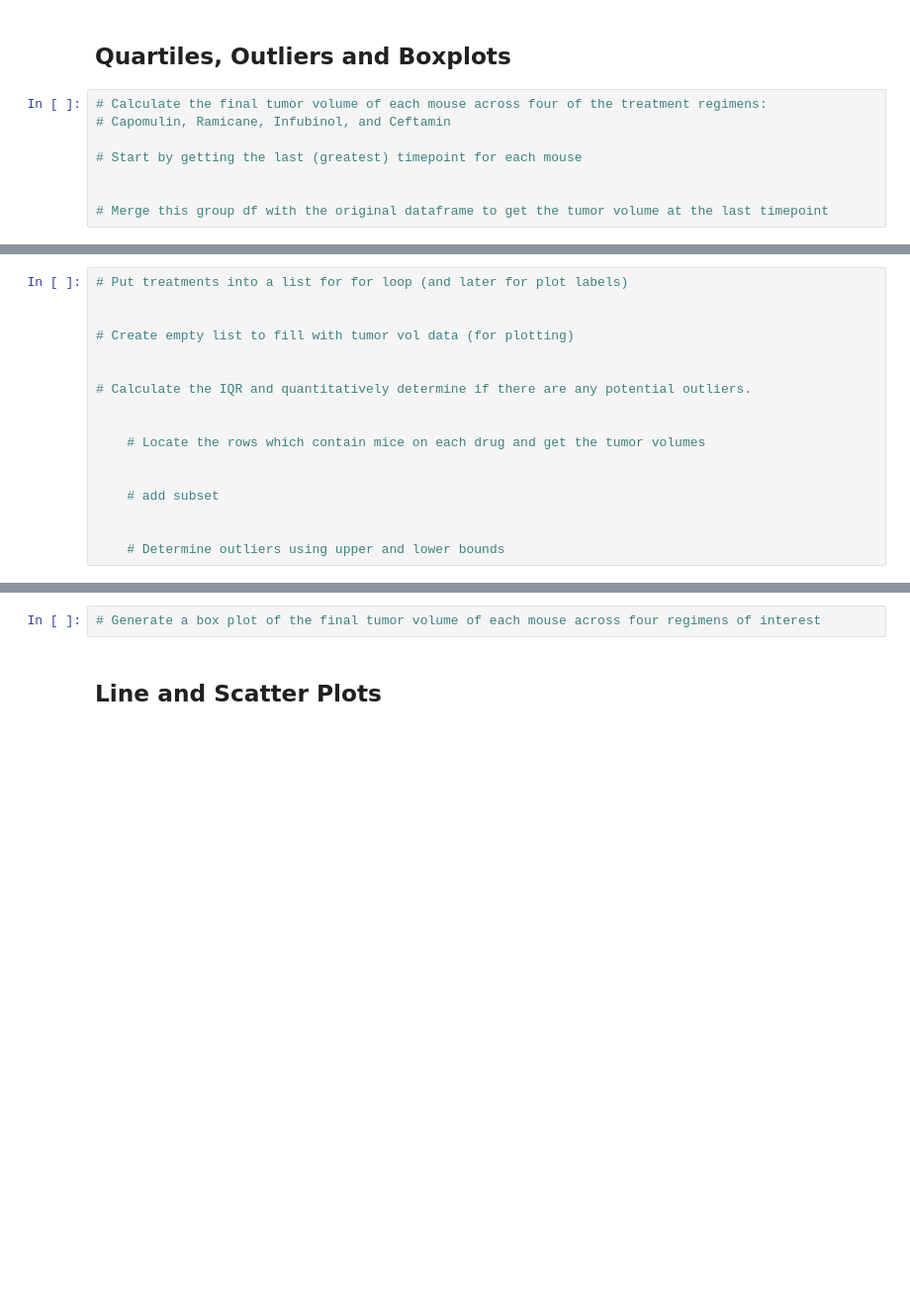
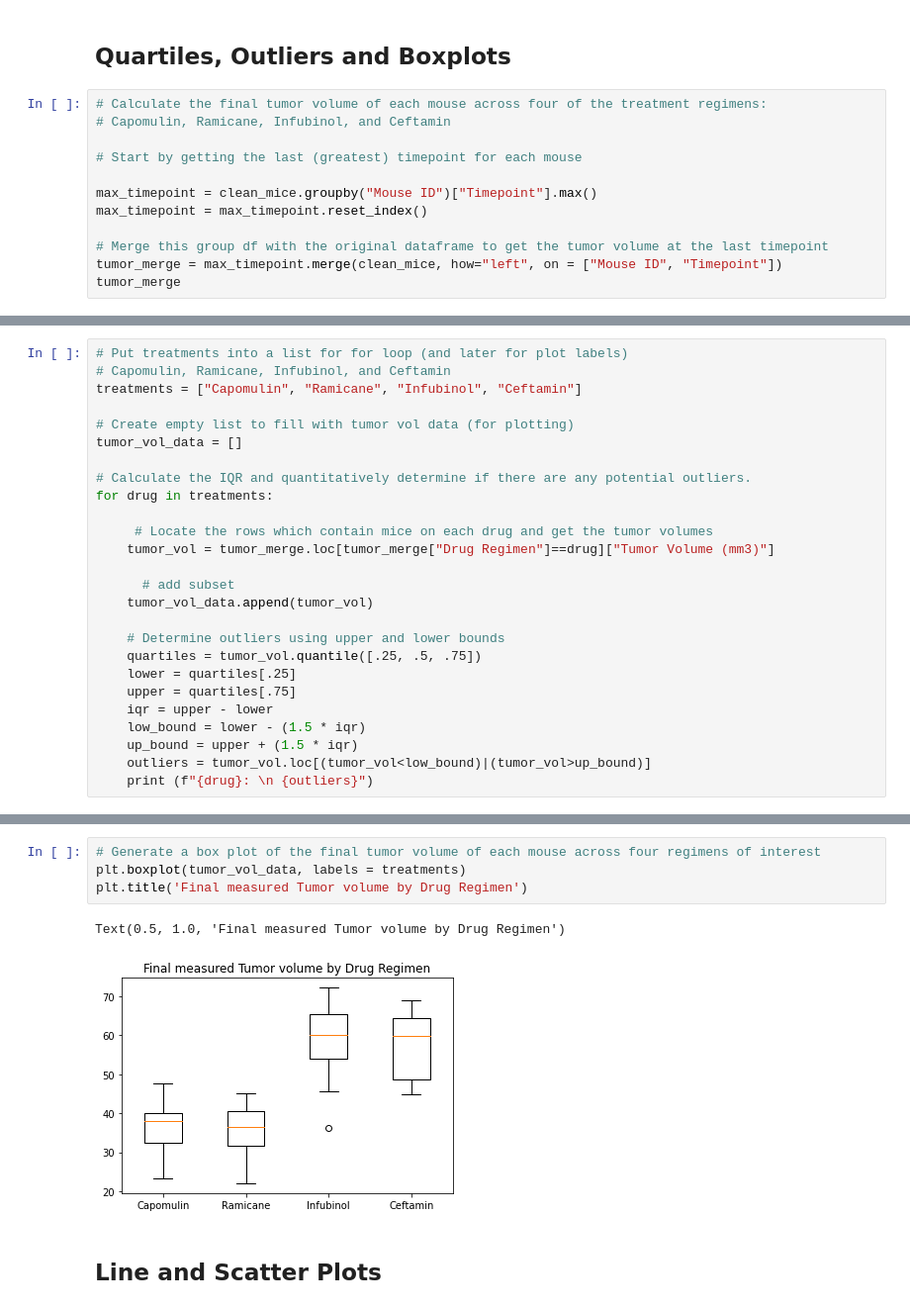
Before and after one commit to Nat-Manahan/Matplotlib-challenge, a Jupyter notebook: pymaceuticals_starter.ipynb, the cells around one changed output, grey strips where cells are left out. Shown at 99% size. Saved outputs shown, nothing was run; the diff lists cells and outputs as text; blank space fills up the shorter version.

```diff
--- a/pymaceuticals_starter.ipynb
+++ b/pymaceuticals_starter.ipynb
@@ -201,5 +203,9 @@ Text(0, 0.5, 'Sex')
 
 # Start by getting the last (greatest) timepoint for each mouse
 
+max_timepoint = clean_mice.groupby("Mouse ID")["Timepoint"].max()
+max_timepoint = max_timepoint.reset_index()
 
 # Merge this group df with the original dataframe to get the tumor volume at the last timepoint
+tumor_merge = max_timepoint.merge(clean_mice, how="left", on = ["Mouse ID", "Timepoint"])
+tumor_merge
@@ -206,17 +226,26 @@ Text(0, 0.5, 'Sex')
 # %%
 # Put treatments into a list for for loop (and later for plot labels)
-
+# Capomulin, Ramicane, Infubinol, and Ceftamin
+treatments = ["Capomulin", "Ramicane", "Infubinol", "Ceftamin"]
 
 # Create empty list to fill with tumor vol data (for plotting)
-
+tumor_vol_data = []
 
 # Calculate the IQR and quantitatively determine if there are any potential outliers.
+for drug in treatments:
 
+     # Locate the rows which contain mice on each drug and get the tumor volumes
+    tumor_vol = tumor_merge.loc[tumor_merge["Drug Regimen"]==drug]["Tumor Volume (mm3)"]
 
-    # Locate the rows which contain mice on each drug and get the tumor volumes
-
-
-    # add subset
-
+      # add subset
+    tumor_vol_data.append(tumor_vol)
 
     # Determine outliers using upper and lower bounds
+    quartiles = tumor_vol.quantile([.25, .5, .75])
+    lower = quartiles[.25]
+    upper = quartiles[.75]
+    iqr = upper - lower
+    low_bound = lower - (1.5 * iqr)
+    up_bound = upper + (1.5 * iqr)
+    outliers = tumor_vol.loc[(tumor_vol<low_bound)|(tumor_vol>up_bound)]
+    print (f"{drug}: \n {outliers}")
@@ -223,5 +262,10 @@ Text(0, 0.5, 'Sex')
 # %%
 # Generate a box plot of the final tumor volume of each mouse across four regimens of interest
+plt.boxplot(tumor_vol_data, labels = treatments)
+plt.title('Final measured Tumor volume by Drug Regimen')
+# %% [output]
+Text(0.5, 1.0, 'Final measured Tumor volume by Drug Regimen')
+[figure, added]
 # %% [markdown]
 ## Line and Scatter Plots
 # %%
```
Also changed, not shown: parts of 14 cells of this notebook.
